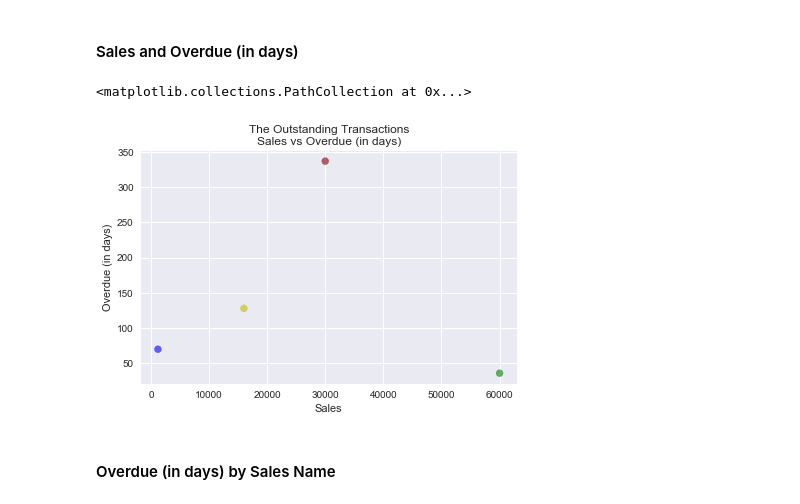
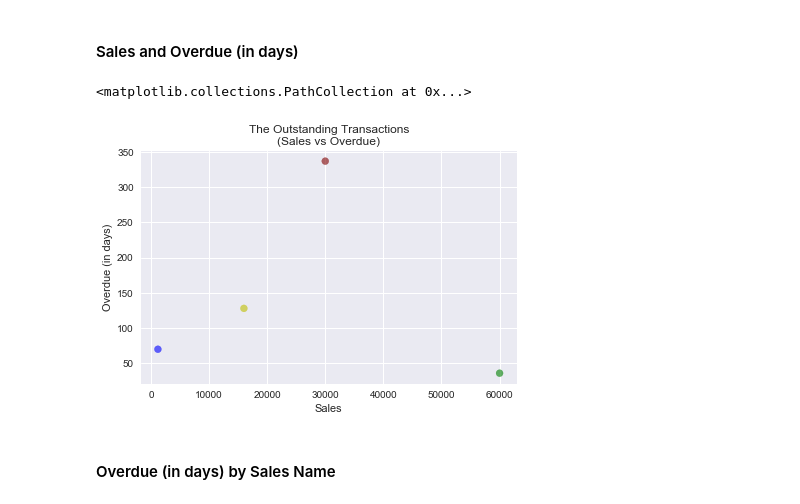
Before and after one commit to luckyp71/python_numpy_matplotlib_pandas, a Jupyter notebook: python_numpy_matplotlib_pandas.ipynb, the cells around one changed output. Drawn from its saved outputs; the diff is of its cells as text; code cells hidden in the pictures.

Commit message:
Just editting the plot label

```diff
--- a/python_numpy_matplotlib_pandas.ipynb
+++ b/python_numpy_matplotlib_pandas.ipynb
@@ -193,15 +193,15 @@ Notes: The idea of the plots above is just to show the matplotlib's subplot feat
 #### Sales and Overdue (in days)
 # %%
 def scatterPlot(data):
-    plt.title("The Outstanding Transactions\nSales vs Overdue (in days)")
+    plt.title("The Outstanding Transactions\n(Sales vs Overdue)")
     plt.xlabel("Sales")
     plt.ylabel("Overdue (in days)")
     return plt.scatter(sales, overdue, color =colors, alpha=0.6)
 
 scatterPlot(sales_data2017)
 # %% [output]
 <matplotlib.collections.PathCollection at 0x...>
-[figure, old version]
+[figure, new version]
 # %% [markdown]
 #### Overdue (in days) by Sales Name
 # %%
```
